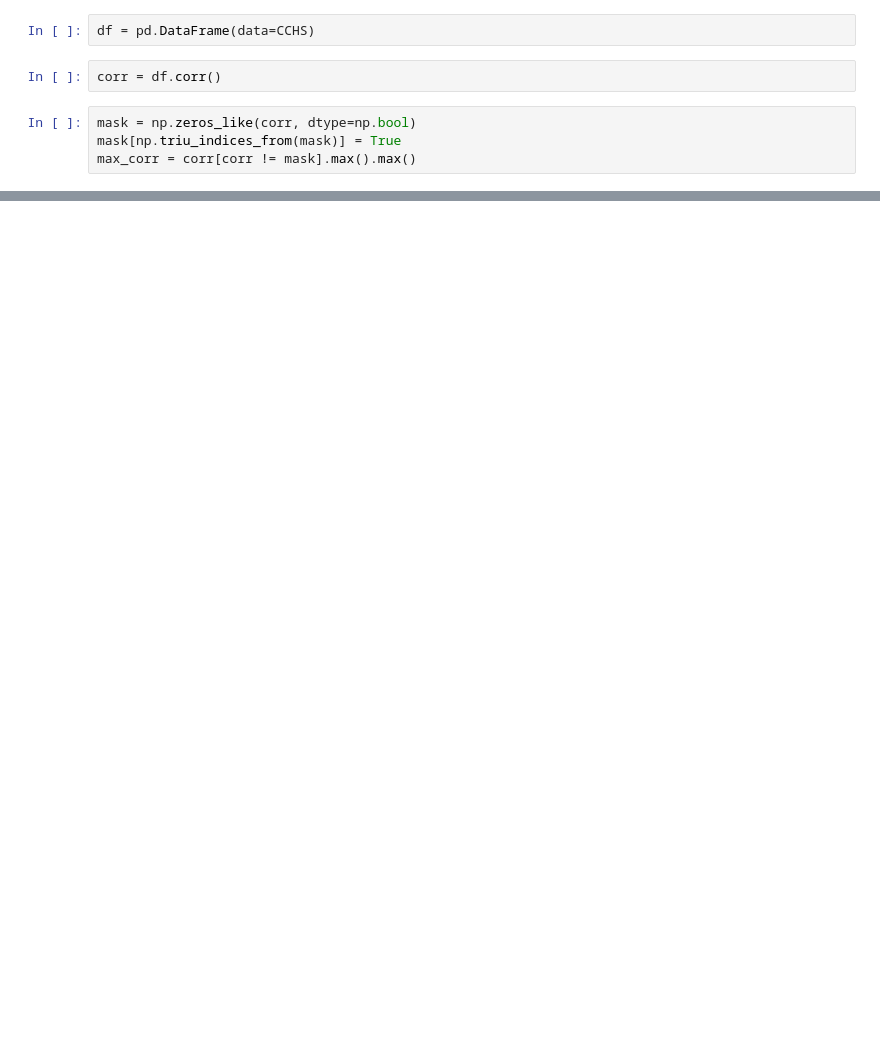
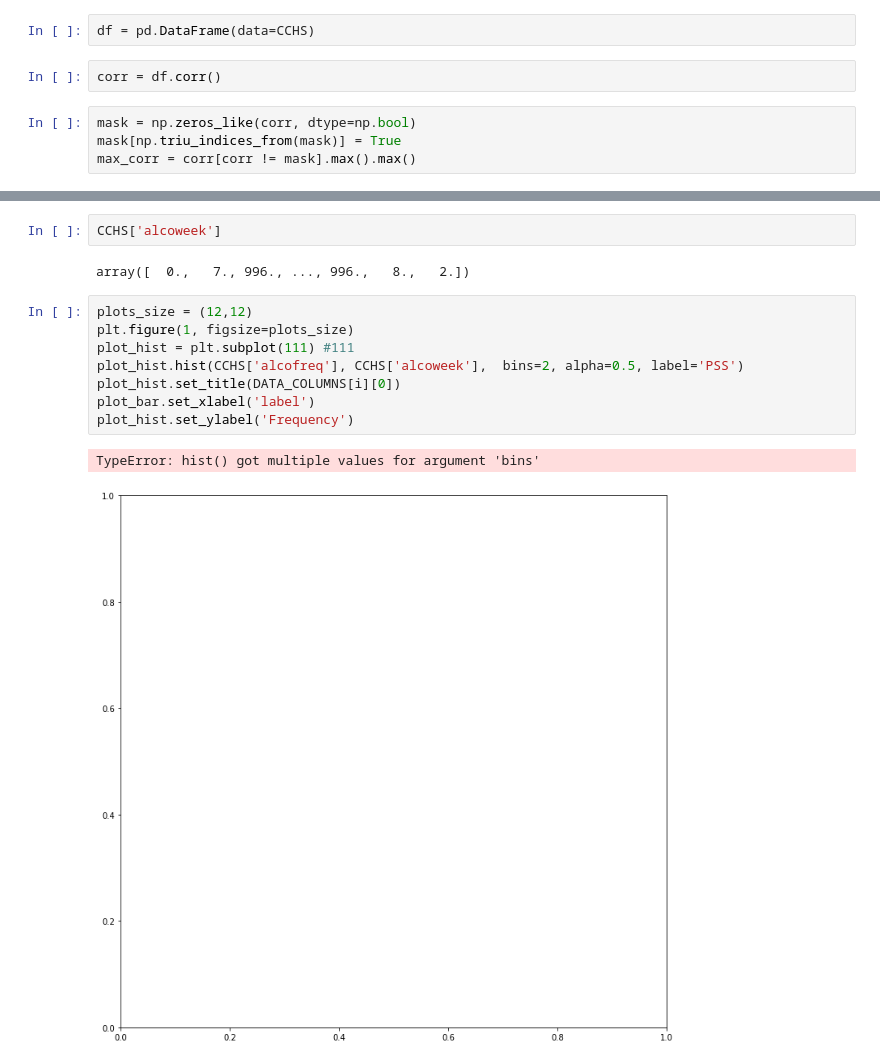
Before and after one commit to diegoarmaca/SocialDataSample, a Jupyter notebook: cchs.ipynb, the cells around one changed output, grey strips where cells are left out. Saved outputs shown, nothing was run; the diff lists cells and outputs as text; blank space fills up the shorter version.

```diff
--- a/cchs.ipynb
+++ b/cchs.ipynb
@@ -335,0 +349,15 @@ sns.heatmap(corr, mask=mask, cmap=cmap, vmax=max_corr, center=0,
+# %%
+CCHS['alcoweek']
+# %% [output]
+array([  0.,   7., 996., ..., 996.,   8.,   2.])
+# %%
+plots_size = (12,12)
+plt.figure(1, figsize=plots_size)
+plot_hist = plt.subplot(111) #111
+plot_hist.hist(CCHS['alcofreq'], CCHS['alcoweek'],  bins=2, alpha=0.5, label='PSS')
+plot_hist.set_title(DATA_COLUMNS[i][0])
+plot_bar.set_xlabel('label')
+plot_hist.set_ylabel('Frequency')
+# %% [output]
+TypeError: hist() got multiple values for argument 'bins'
+[figure, added]
```
Also changed, not shown: parts of 4 cells of this notebook.
